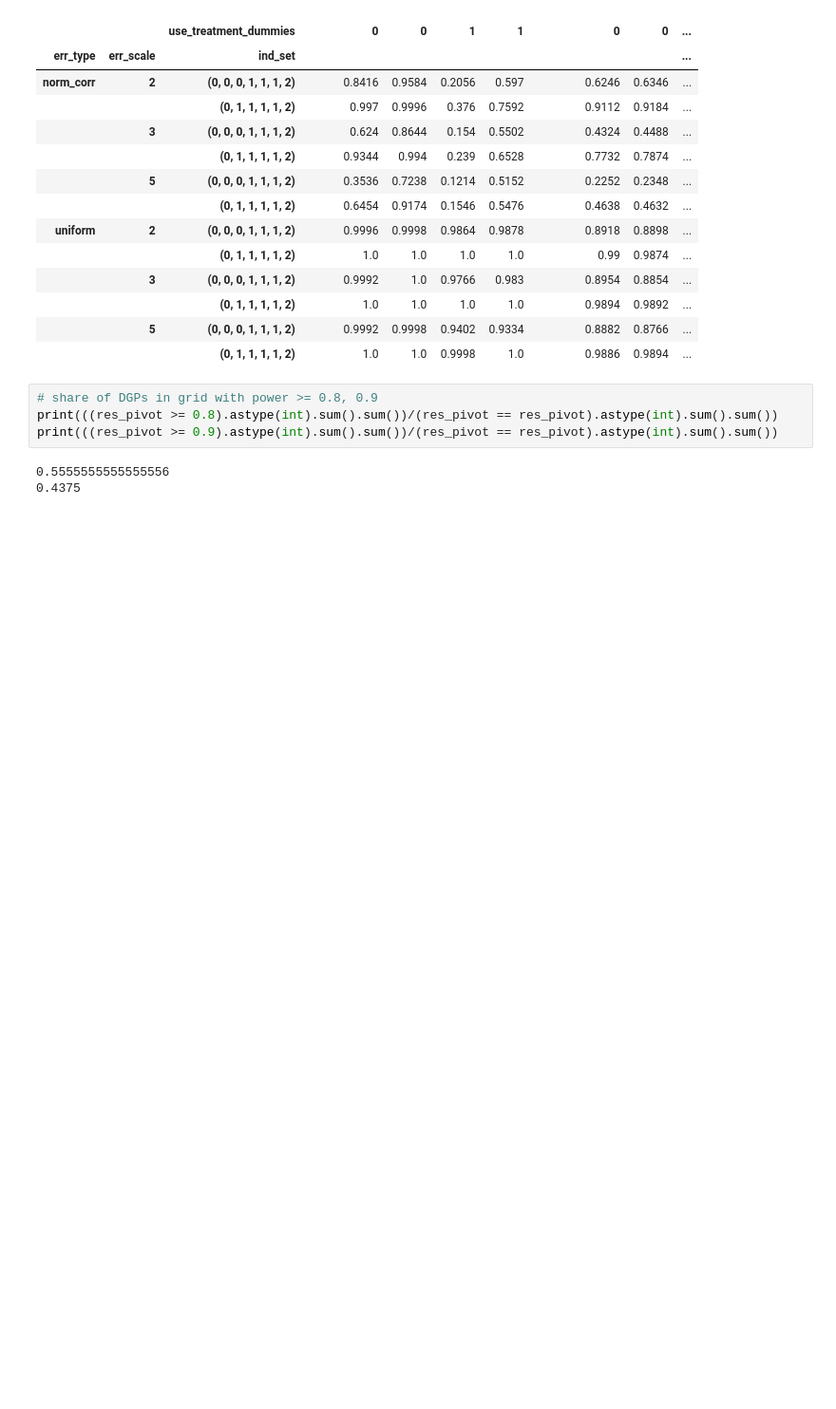
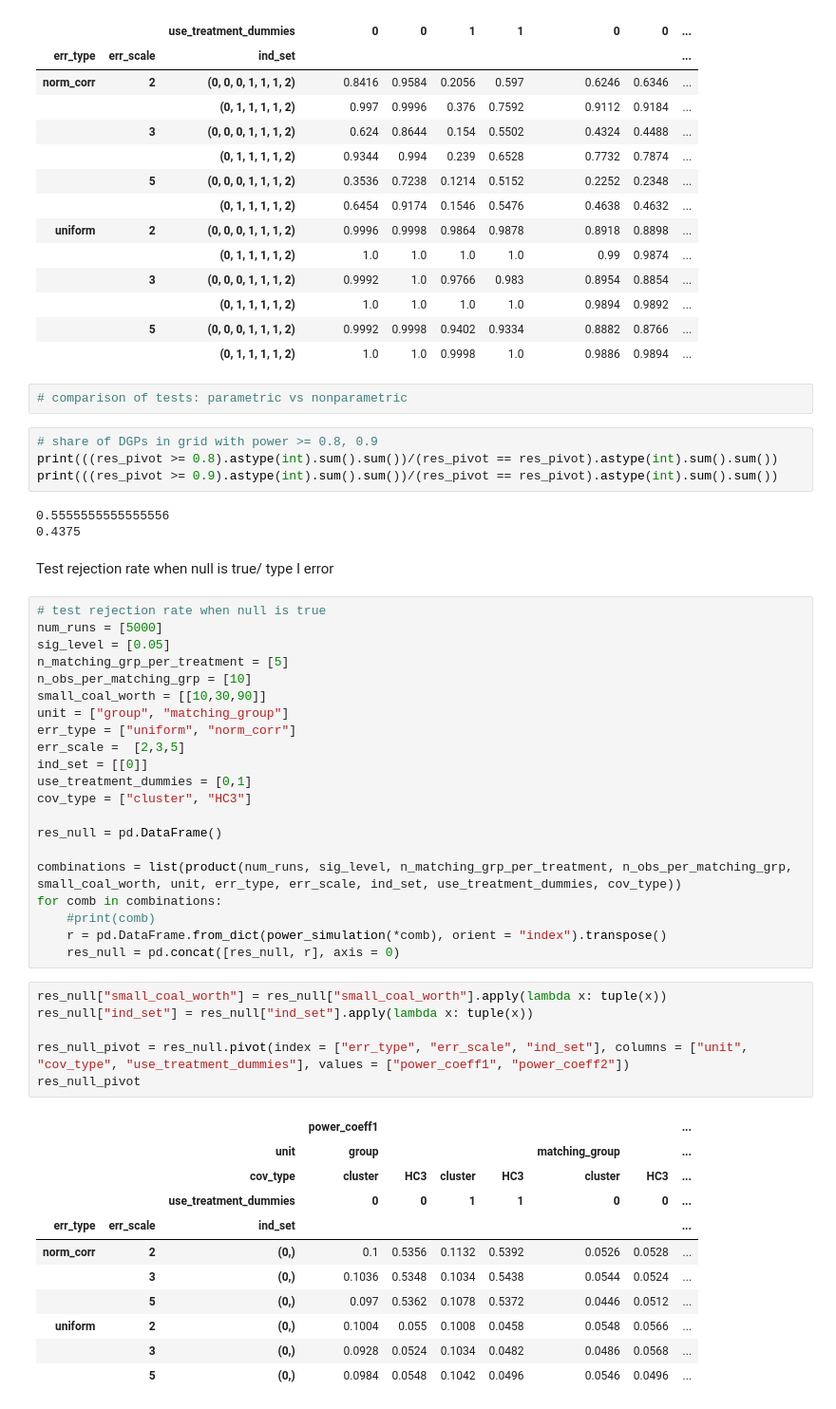
Before and after one commit to stanmart/unstructured-bargaining-analysis, a Jupyter notebook: power.ipynb, the cells around one changed output. Shown at 95% size. Cells and saved outputs as stored; diff of their text form; blank space fills up the shorter version.

Commit message:
Compute type I error as well

```diff
--- a/power.ipynb
+++ b/power.ipynb
@@ -278,6 +283,8 @@ res_pivot[res_pivot[('power_coeff1','matching_group', 'cluster', 0)] <= res_pivo
 |  |  | (0, 1, 1, 1, 1, 2) | 1.0 | 1.0 | 1.0 | 1.0 | 0.9894 | 0.9892 | ... |
 |  | 5 | (0, 0, 0, 1, 1, 1, 2) | 0.9992 | 0.9998 | 0.9402 | 0.9334 | 0.8882 | 0.8766 | ... |
 |  |  | (0, 1, 1, 1, 1, 2) | 1.0 | 1.0 | 0.9998 | 1.0 | 0.9886 | 0.9894 | ... |
+# %%
+# comparison of tests: parametric vs nonparametric
 # %%
 # share of DGPs in grid with power >= 0.8, 0.9
 print(((res_pivot >= 0.8).astype(int).sum().sum())/(res_pivot == res_pivot).astype(int).sum().sum())
@@ -285,3 +292,44 @@ print(((res_pivot >= 0.9).astype(int).sum().sum())/(res_pivot == res_pivot).asty
 # %% [output]
 0.5555555555555556
 0.4375
+# %% [markdown]
+Test rejection rate when null is true/ type I error
+# %%
+# test rejection rate when null is true
+num_runs = [5000]
+sig_level = [0.05]
+n_matching_grp_per_treatment = [5]
+n_obs_per_matching_grp = [10]
+small_coal_worth = [[10,30,90]]
+unit = ["group", "matching_group"]
+err_type = ["uniform", "norm_corr"]
+err_scale =  [2,3,5]
+ind_set = [[0]]
+use_treatment_dummies = [0,1]
+cov_type = ["cluster", "HC3"]
+
+res_null = pd.DataFrame()
+
+combinations = list(product(num_runs, sig_level, n_matching_grp_per_treatment, n_obs_per_matching_grp, small_coal_worth, unit, err_type, err_scale, ind_set, use_treatment_dummies, cov_type))
+for comb in combinations:
+    #print(comb)
+    r = pd.DataFrame.from_dict(power_simulation(*comb), orient = "index").transpose()
+    res_null = pd.concat([res_null, r], axis = 0)
+# %%
+res_null["small_coal_worth"] = res_null["small_coal_worth"].apply(lambda x: tuple(x))
+res_null["ind_set"] = res_null["ind_set"].apply(lambda x: tuple(x))
+
+res_null_pivot = res_null.pivot(index = ["err_type", "err_scale", "ind_set"], columns = ["unit", "cov_type", "use_treatment_dummies"], values = ["power_coeff1", "power_coeff2"])
+res_null_pivot
+# %% [output]
+|  |  |  | power_coeff1 |  |  |  |  |  | ... |
+|  |  | unit | group |  |  |  | matching_group |  | ... |
+|  |  | cov_type | cluster | HC3 | cluster | HC3 | cluster | HC3 | ... |
+|  |  | use_treatment_dummies | 0 | 0 | 1 | 1 | 0 | 0 | ... |
+| err_type | err_scale | ind_set |  |  |  |  |  |  | ... |
+| norm_corr | 2 | (0,) | 0.1 | 0.5356 | 0.1132 | 0.5392 | 0.0526 | 0.0528 | ... |
+|  | 3 | (0,) | 0.1036 | 0.5348 | 0.1034 | 0.5438 | 0.0544 | 0.0524 | ... |
+|  | 5 | (0,) | 0.097 | 0.5362 | 0.1078 | 0.5372 | 0.0446 | 0.0512 | ... |
+| uniform | 2 | (0,) | 0.1004 | 0.055 | 0.1008 | 0.0458 | 0.0548 | 0.0566 | ... |
+|  | 3 | (0,) | 0.0928 | 0.0524 | 0.1034 | 0.0482 | 0.0486 | 0.0568 | ... |
+|  | 5 | (0,) | 0.0984 | 0.0548 | 0.1042 | 0.0496 | 0.0546 | 0.0496 | ... |
```
Also changed, not shown: parts of 1 cell of this notebook.
